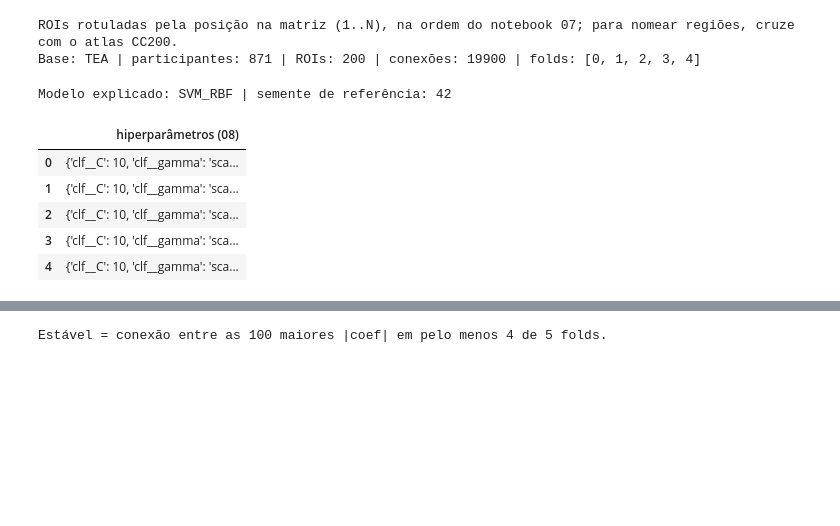
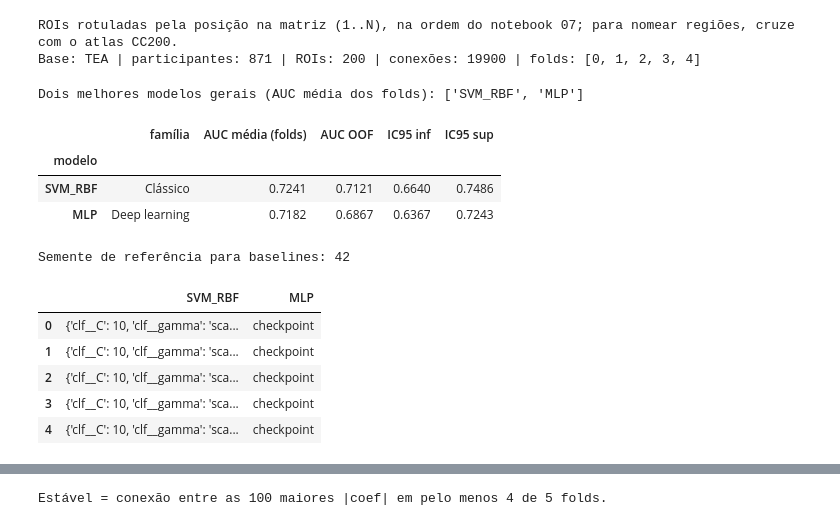
Before and after one commit to Dudamaiap/TCC_TEA, a Jupyter notebook: notebooks/11_XAI_ABIDE.ipynb, the cells around one changed output, grey strips where cells are left out. Saved outputs shown, nothing was run; the diff lists cells and outputs as text; code cells hidden in the pictures; blank space fills up the shorter version.

Commit message:
finalizado

```diff
--- a/notebooks/11_XAI_ABIDE.ipynb
+++ b/notebooks/11_XAI_ABIDE.ipynb
@@ -79,32 +79,51 @@ print(f'Base: {NOME_BASE} | participantes: {len(y)} | ROIs: {N} | conexões: {X.
 ROIs rotuladas pela posição na matriz (1..N), na ordem do notebook 07; para nomear regiões, cruze com o atlas CC200.
 Base: TEA | participantes: 871 | ROIs: 200 | conexões: 19900 | folds: [0, 1, 2, 3, 4]
 # %%
-# 3. Modelo a explicar e hiperparâmetros por fold (vêm do notebook 08)
+# 3. Seleção dos dois melhores modelos na tabela final e parâmetros por fold
+arq_final = PASTA_RES / '12_atualizados' / '12_tabela_final.csv'
+if not arq_final.exists():
+    arq_final = PASTA_RES / '12_tabela_final.csv'
+if not arq_final.exists():
+    raise FileNotFoundError('Tabela final do caderno 12 não encontrada; rode os cadernos 08–10 e 12.')
+tab_final = pd.read_csv(arq_final, index_col=0)
+tab_final = tab_final[~tab_final['família'].eq('Referência')].sort_values('AUC média (folds)', ascending=False)
+MODELOS_XAI = tab_final.index[:2].astype(str).tolist()
+print('Dois melhores modelos gerais (AUC média dos folds):', MODELOS_XAI)
+display(tab_final.loc[MODELOS_XAI, ['família','AUC média (folds)','AUC OOF','IC95 inf','IC95 sup']].round(4))
+
 arq08 = PASTA_RES / '08_resultados_long.csv'
 if not arq08.exists():
-    raise FileNotFoundError('08_resultados_long.csv não encontrado: rode o notebook 08 antes deste.')
+    raise FileNotFoundError('08_resultados_long.csv não encontrado; rode o caderno 08 antes deste.')
 r08 = pd.read_csv(arq08)
 r08 = r08[~r08['modelo'].str.startswith('Dummy')]
-if MODELO_XAI == 'auto':
-    MODELO_XAI = r08.groupby('modelo')['auc_roc'].mean().idxmax()
-sem_ref = int(r08['semente'].min())        # semente cujas previsões OOF o 08 guardou
+sem_ref = int(r08['semente'].min())
 PARAMS, auc_08 = {}, {}
-for f in folds:
-    linha = r08[(r08['modelo'] == MODELO_XAI) & (r08['fold'] == f) & (r08['semente'] == sem_ref)]
-    auc_08[f] = float(linha['auc_roc'].iloc[0])
-    try:
-        PARAMS[f] = ast.literal_eval(linha['params'].iloc[0])
-    except Exception:
-        PARAMS[f] = {}
-        print(f'AVISO: não consegui ler os hiperparâmetros do fold {f}; usando os padrão.')
-print('Modelo explicado:', MODELO_XAI, '| semente de referência:', sem_ref)
-display(pd.DataFrame({'hiperparâmetros (08)': {f: str(PARAMS[f]) for f in folds}}))
+for modelo in MODELOS_XAI:
+    PARAMS[modelo], auc_08[modelo] = {}, {}
+    if modelo not in r08['modelo'].unique():
+        continue
+    for f in folds:
+        linha = r08[(r08['modelo'] == modelo) & (r08['fold'] == f) & (r08['semente'] == sem_ref)]
+        if linha.empty:
+            continue
+        auc_08[modelo][f] = float(linha['auc_roc'].iloc[0])
+        try:
+            PARAMS[modelo][f] = ast.literal_eval(linha['params'].iloc[0])
+        except Exception:
+            PARAMS[modelo][f] = {}
+print('Semente de referência para baselines:', sem_ref)
+display(pd.DataFrame({m: {f: str(PARAMS[m].get(f, 'checkpoint')) for f in folds} for m in MODELOS_XAI}))
 # %% [output]
-Modelo explicado: SVM_RBF | semente de referência: 42
+Dois melhores modelos gerais (AUC média dos folds): ['SVM_RBF', 'MLP']
-|  | hiperparâmetros (08) |
-| 0 | {'clf__C': 10, 'clf__gamma': 'sca... |
-| 1 | {'clf__C': 10, 'clf__gamma': 'sca... |
-| 2 | {'clf__C': 10, 'clf__gamma': 'sca... |
-| 3 | {'clf__C': 10, 'clf__gamma': 'sca... |
-| 4 | {'clf__C': 10, 'clf__gamma': 'sca... |
+|  | família | AUC média (folds) | AUC OOF | IC95 inf | IC95 sup |
+| modelo |  |  |  |  |  |
+| SVM_RBF | Clássico | 0.7241 | 0.7121 | 0.6640 | 0.7486 |
+| MLP | Deep learning | 0.7182 | 0.6867 | 0.6367 | 0.7243 |
+Semente de referência para baselines: 42
+|  | SVM_RBF | MLP |
+| 0 | {'clf__C': 10, 'clf__gamma': 'sca... | checkpoint |
+| 1 | {'clf__C': 10, 'clf__gamma': 'sca... | checkpoint |
+| 2 | {'clf__C': 10, 'clf__gamma': 'sca... | checkpoint |
+| 3 | {'clf__C': 10, 'clf__gamma': 'sca... | checkpoint |
+| 4 | {'clf__C': 10, 'clf__gamma': 'sca... | checkpoint |
 # %%
```
Also changed, not shown: parts of 4 cells of this notebook, 52 other files.
